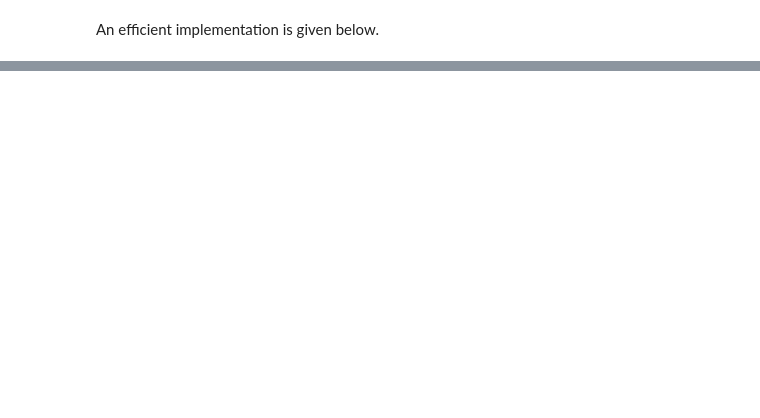
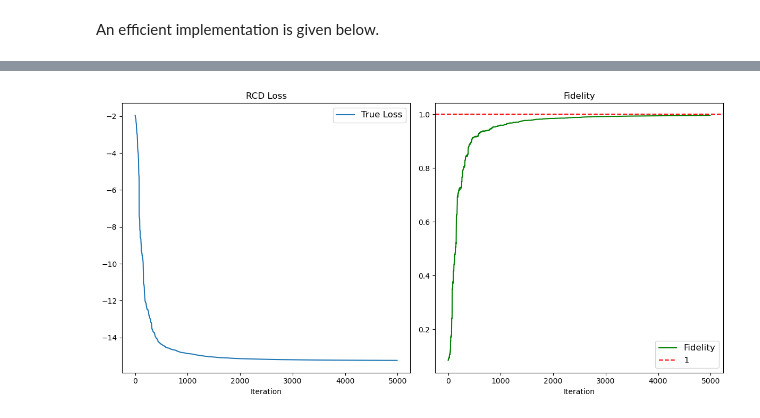
Before and after one commit to GALVINLAI/block_coordinate_descent, a Jupyter notebook: qiskit_QAOA_XXZ_Wiersema.ipynb, the cells around one changed output, grey strips where cells are left out. Saved outputs shown, nothing was run; the diff lists cells and outputs as text; code cells hidden in the pictures; blank space fills up the shorter version.

```diff
--- a/qiskit_QAOA_XXZ_Wiersema.ipynb
+++ b/qiskit_QAOA_XXZ_Wiersema.ipynb
@@ -635,22 +634,24 @@ KeyboardInterrupt:
 # %%
 # RCD Optimization
 from algo.rcd_qiskit import rcd
 
-num_iter = 15000
+num_iter = 5000
 # Run RCD
 final_weights_rcd, best_expected_record_value_rcd, fidelity_record_value_rcd, func_rcd, _, _ = rcd(
     estimate_loss,
     expectation_loss,
     fidelity,
     n_shot, weights_dict, initial_weights, num_iter,
     cyclic_mode=False,
     learning_rate=0.01,
     decay_step=10,
     decay_rate=-1,
     decay_threshold=1e-4,
-    exact_mode=False,
+    exact_mode=True,
     plot_flag=True,
 )
+# %% [output]
+[figure, added]
 # %%
 # Gradient Descent Optimization
 from algo.gd_qiskit import gd
```
Also changed, not shown: parts of 10 cells of this notebook.
